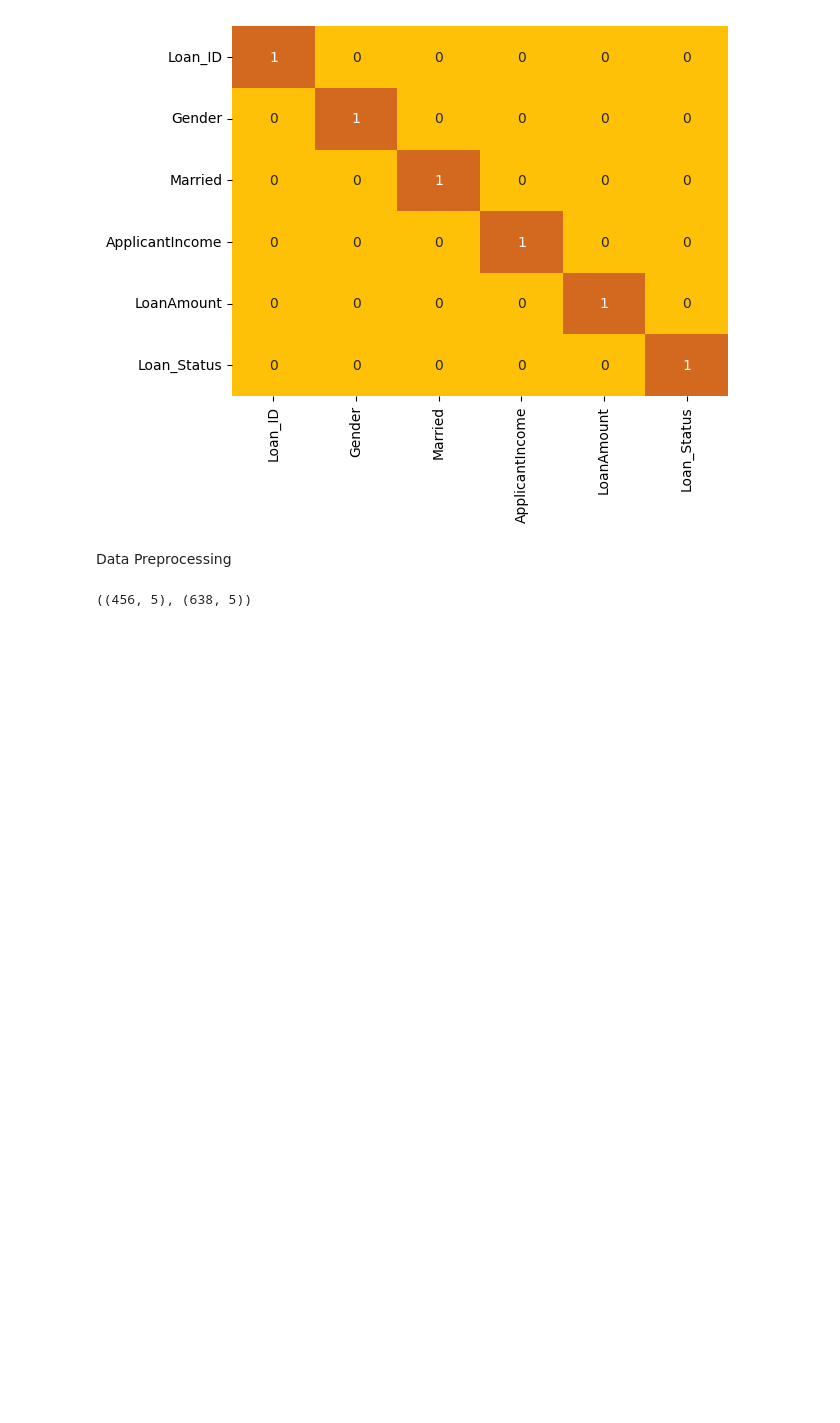
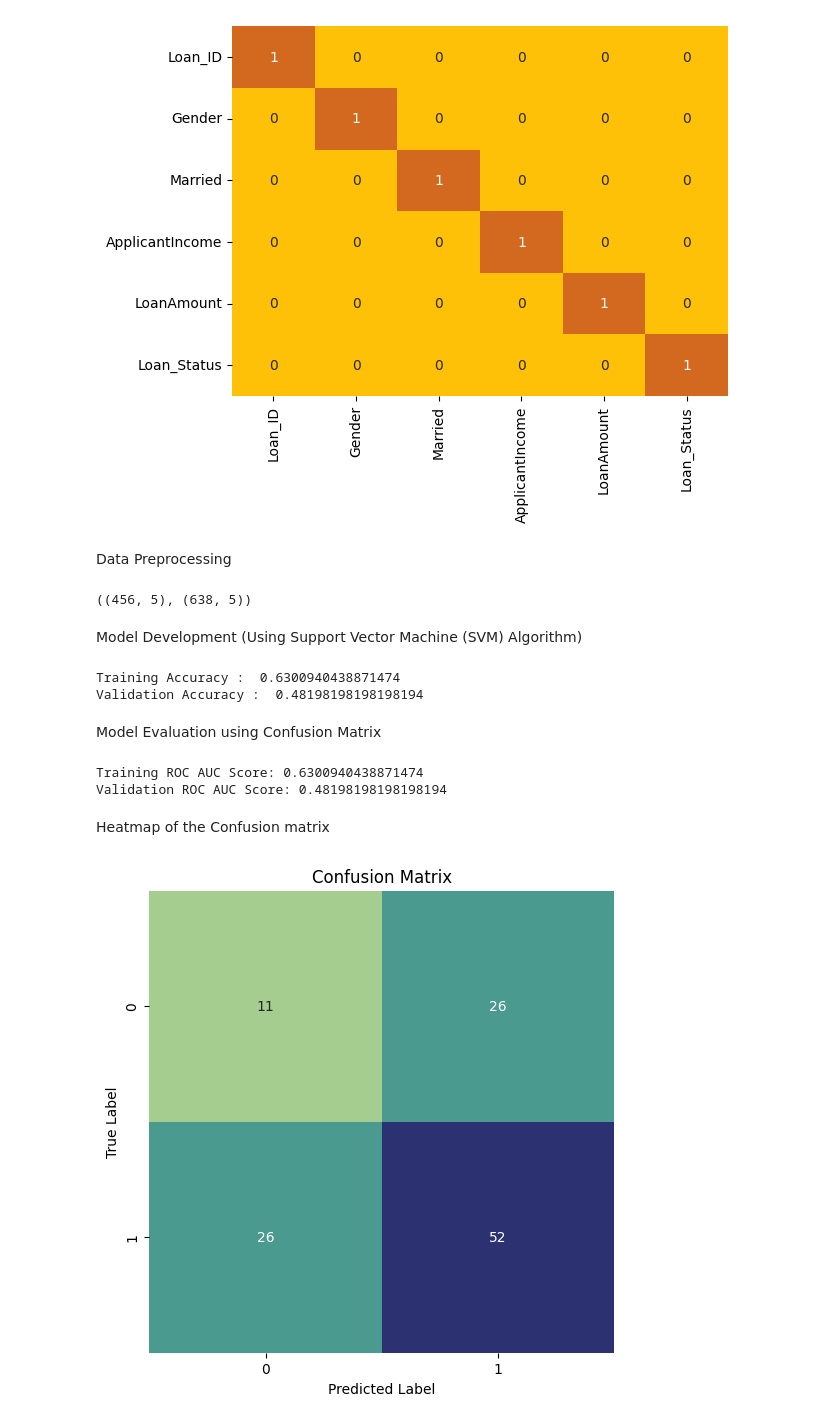
Before and after one commit to senbarnika/LOAN-LeLo, a Jupyter notebook: loan_eligibility_prediction/predict_eligibility.ipynb, the cells around one changed output. Drawn from its saved outputs; the diff is of its cells as text; code cells hidden in the pictures; blank space fills up the shorter version.

Commit message:
worked with SVM alogorithm, Confusion Matrix and plotted the Heatmap of the Confusion Matrix

```diff
--- a/loan_eligibility_prediction/predict_eligibility.ipynb
+++ b/loan_eligibility_prediction/predict_eligibility.ipynb
@@ -216,3 +216,46 @@ X, Y = ros.fit_resample(X_train, Y_train)
 X_train.shape, X.shape
 # %% [output]
 ((456, 5), (638, 5))
+# %%
+# Normalizing the features for stable and fast training.
+scaler = StandardScaler()
+X = scaler.fit_transform(X)
+X_val = scaler.transform(X_val)
+# %% [markdown]
+Model Development (Using Support Vector Machine (SVM) Algorithm)
+# %%
+from sklearn.metrics import roc_auc_score
+model = SVC(kernel='rbf')
+model.fit(X, Y)
+
+print('Training Accuracy : ', metrics.roc_auc_score(Y, model.predict(X)))
+print('Validation Accuracy : ', metrics.roc_auc_score(Y_val, model.predict(X_val)))
+print()
+# %% [output]
+Training Accuracy :  0.6300940438871474
+Validation Accuracy :  0.48198198198198194
+# %% [markdown]
+Model Evaluation using Confusion Matrix
+# %%
+from sklearn.svm import SVC
+from sklearn.metrics import confusion_matrix
+training_roc_auc = roc_auc_score(Y, model.predict(X))
+validation_roc_auc = roc_auc_score(Y_val, model.predict(X_val))
+print('Training ROC AUC Score:', training_roc_auc)
+print('Validation ROC AUC Score:', validation_roc_auc)
+print()
+cm = confusion_matrix(Y_val, model.predict(X_val))
+# %% [output]
+Training ROC AUC Score: 0.6300940438871474
+Validation ROC AUC Score: 0.48198198198198194
+# %% [markdown]
+Heatmap of the Confusion matrix
+# %%
+plt.figure(figsize=(6, 6))
+sb.heatmap(cm, annot=True, fmt='d', cmap='crest', cbar=False)
+plt.title('Confusion Matrix')
+plt.xlabel('Predicted Label')
+plt.ylabel('True Label')
+plt.show()
+# %% [output]
+[figure, added]
```
